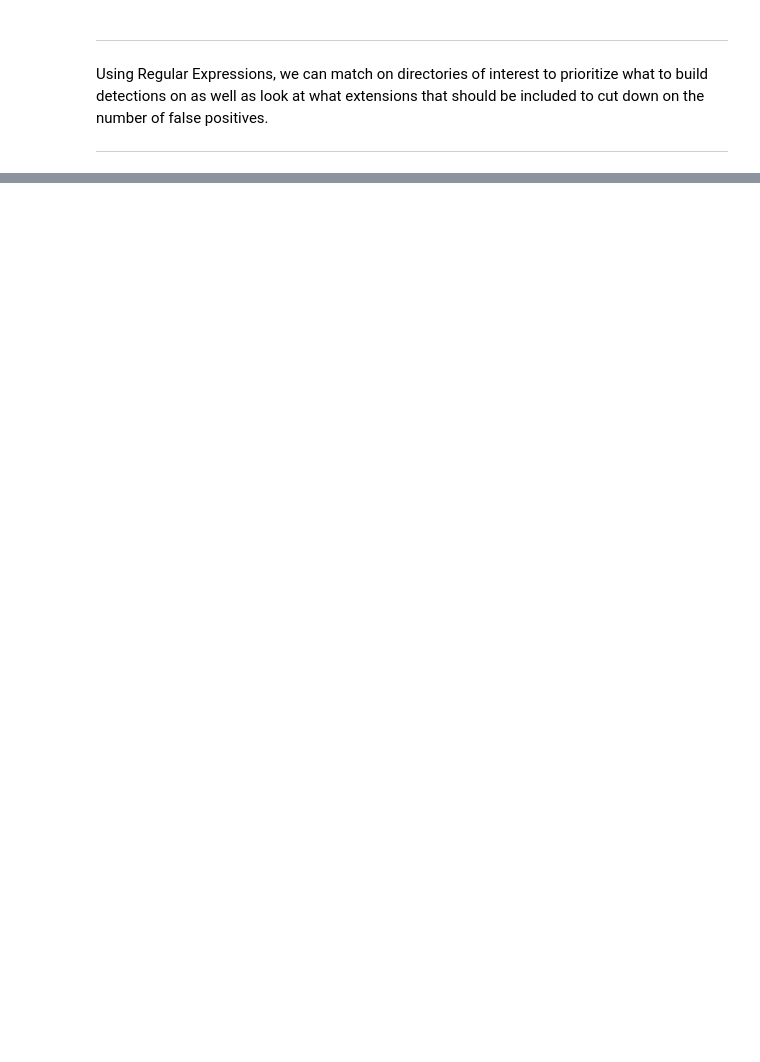
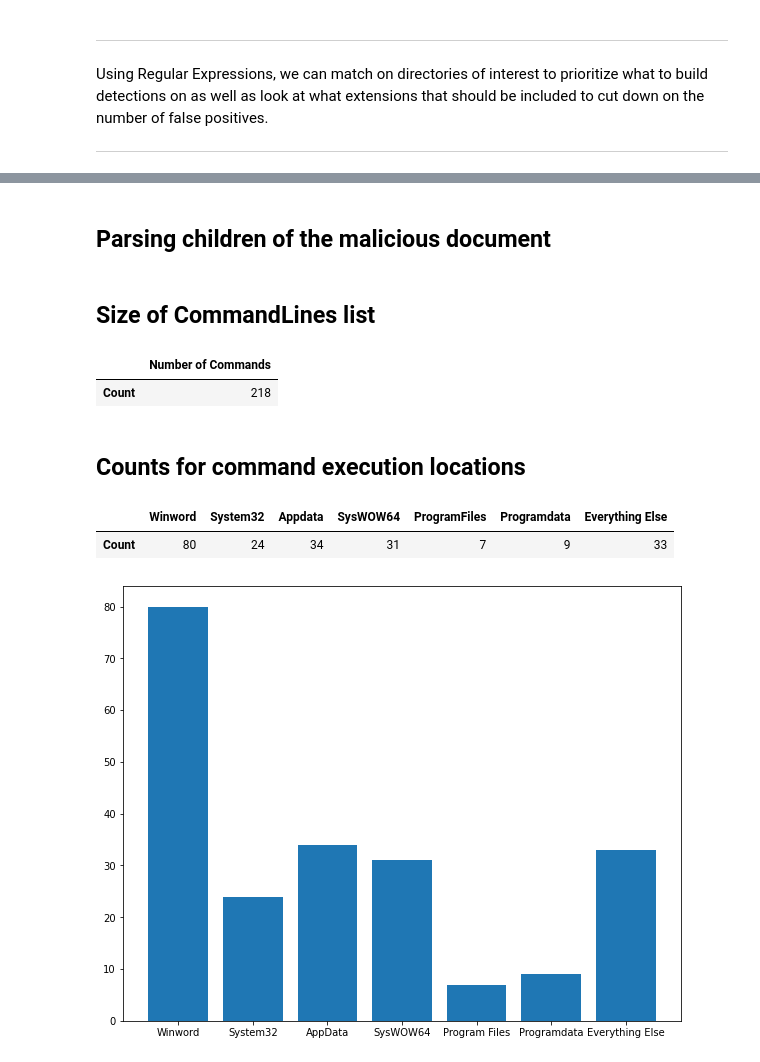
Before and after one commit to BinaryDefense/ThreatHuntingJupyterNotebooks, a Jupyter notebook: MaldocMetrics.ipynb, the cells around one changed output, grey strips where cells are left out. Drawn from its saved outputs; the diff is of its cells as text; code cells hidden in the pictures; blank space fills up the shorter version.

```diff
--- a/MaldocMetrics.ipynb
+++ b/MaldocMetrics.ipynb
@@ -312,0 +358,40 @@ ProgramdataDF.style.set_properties(**{'text-align': 'left'})
+# %%
+ExeAtAtRootCount_Roaming = 0
+ExeAtAtRootCount_Local = 0
+ExeAtAtRootCount_LocalLow = 0
+ExeAtAtRootCount_LocalTemp = 0
+
+ExeInSubDir_Roaming = 0
+ExeInSubDir_Local = 0
+ExeInSubDir_LocalTemp = 0
+ExeInSubDir_LocalLow = 0
+for i in DroppedFiles:
+    if re.search(r"microsoft", i):
+        pass
+    else:
+        if re.search(r"c:\\users\\infected\\appdata\\roaming", i):
+            if re.search(r"c:\\users\\infected\\appdata\\roaming\\\w*\.exe", i):
+                ExeAtAtRootCount_Roaming+=1
+            else:
+                ExeInSubDir_Roaming += 1
+        elif re.search(r"c:\\users\\infected\\appdata\\local\\temp", i):
+            if re.search(r"c:\\users\\infected\\appdata\\local\\temp\\\w*\.exe", i):
+                ExeAtAtRootCount_LocalTemp += 1
+            else:
+                ExeInSubDir_LocalTemp += 1
+        elif re.search(r"c:\\users\\infected\\appdata\\local", i):
+            if re.search(r"c:\\users\\infected\\appdata\\local\\\w*\.exe", i):
+                ExeAtAtRootCount_Local+=1
+            else:
+                ExeInSubDir_Local += 1
+        elif re.search(r"c:\\users\\infected\\appdata\\locallow", i):
+            if re.search(r"c:\\users\\infected\\appdata\\locallow\\\w*\.exe", i):
+                ExeAtAtRootCount_LocalLow += 1
+            else:
+                ExeInSubDir_LocalLow += 1
+
+DFContents = [
+    [ExeAtAtRootCount_Roaming,ExeAtAtRootCount_Local,ExeAtAtRootCount_LocalLow,ExeAtAtRootCount_LocalTemp],
+    [ExeInSubDir_Roaming,ExeInSubDir_LocalTemp,ExeInSubDir_Local,ExeInSubDir_LocalLow]
+]
+AppdataBreakdownDF = pd.DataFrame(DFContents,index=["Exe At Root","Exe in Subdirectory"],columns=["AppData\\Roaming","AppData\\Local","AppData\\LocalLow","AppData\\Local\\Temp"])
@@ -312,0 +466,2 @@ ProgramdataDF.style.set_properties(**{'text-align': 'left'})
+# %% [markdown]
+## Parsing children of the malicious document
@@ -312,0 +566,20 @@ ProgramdataDF.style.set_properties(**{'text-align': 'left'})
+# %% [markdown]
+## Size of CommandLines list
+# %%
+SizeOfCommandsList
+# %% [output]
+|  | Number of Commands |
+| Count | 218 |
+# %% [markdown]
+## Counts for command execution locations
+# %%
+CommandBreakdownDF
+# %% [output]
+|  | Winword | System32 | Appdata | SysWOW64 | ProgramFiles | Programdata | Everything Else |
+| Count | 80 | 24 | 34 | 31 | 7 | 9 | 33 |
+# %%
+figure( figsize=(10, 8))
+plt.bar(["Winword","System32","AppData","SysWOW64","Program Files","Programdata","Everything Else"], BarList)
+plt.show()
+# %% [output]
+[figure, added]
```
Also changed, not shown: parts of 36 cells of this notebook.
